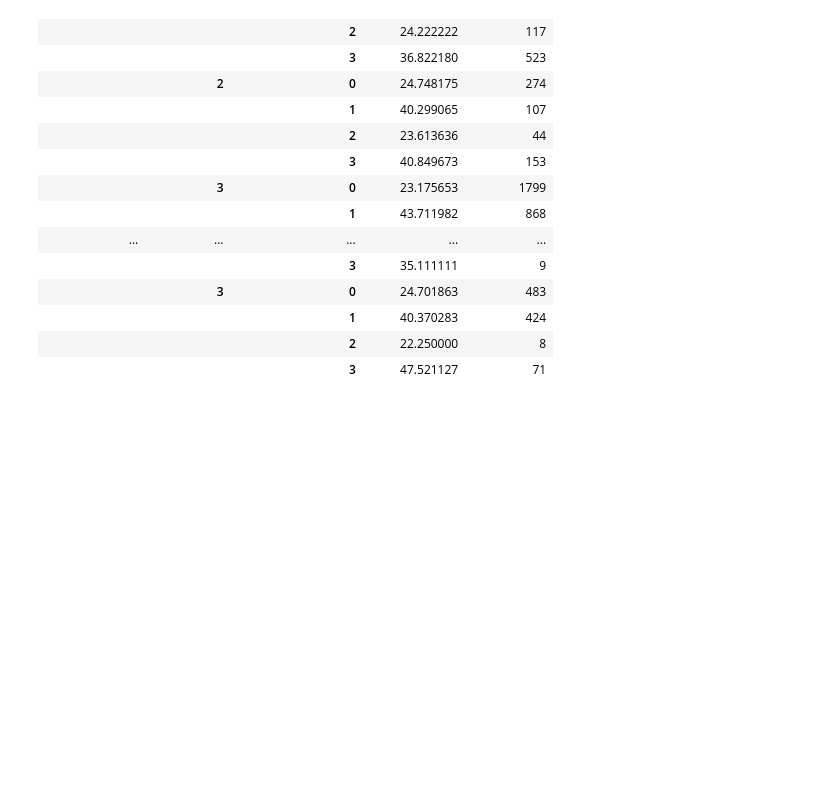
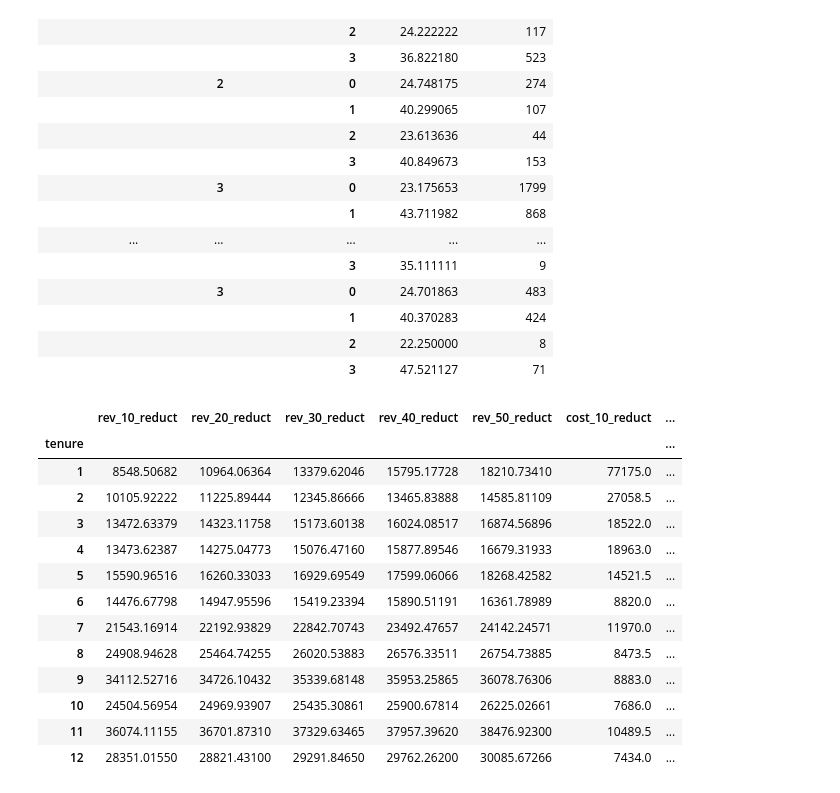
Before and after one commit to RyvynYoung/more_exercises, a Jupyter notebook: telco_data.ipynb, the cells around one changed output. Saved outputs shown, nothing was run; the diff lists cells and outputs as text; code cells hidden in the pictures; blank space fills up the shorter version.

Commit message:
new data and charts added

```diff
--- a/telco_data.ipynb
+++ b/telco_data.ipynb
@@ -222,3 +222,23 @@ seniors_churn
 |  |  | 1 | 40.370283 | 424 |
 |  |  | 2 | 22.250000 | 8 |
 |  |  | 3 | 47.521127 | 71 |
+# %%
+
+telco6 = pd.read_csv('Telco charts - Sheet6.csv', index_col=0)
+# %%
+telco6
+# %% [output]
+|  | rev_10_reduct | rev_20_reduct | rev_30_reduct | rev_40_reduct | rev_50_reduct | cost_10_reduct | ... |
+| tenure |  |  |  |  |  |  | ... |
+| 1 | 8548.50682 | 10964.06364 | 13379.62046 | 15795.17728 | 18210.73410 | 77175.0 | ... |
+| 2 | 10105.92222 | 11225.89444 | 12345.86666 | 13465.83888 | 14585.81109 | 27058.5 | ... |
+| 3 | 13472.63379 | 14323.11758 | 15173.60138 | 16024.08517 | 16874.56896 | 18522.0 | ... |
+| 4 | 13473.62387 | 14275.04773 | 15076.47160 | 15877.89546 | 16679.31933 | 18963.0 | ... |
+| 5 | 15590.96516 | 16260.33033 | 16929.69549 | 17599.06066 | 18268.42582 | 14521.5 | ... |
+| 6 | 14476.67798 | 14947.95596 | 15419.23394 | 15890.51191 | 16361.78989 | 8820.0 | ... |
+| 7 | 21543.16914 | 22192.93829 | 22842.70743 | 23492.47657 | 24142.24571 | 11970.0 | ... |
+| 8 | 24908.94628 | 25464.74255 | 26020.53883 | 26576.33511 | 26754.73885 | 8473.5 | ... |
+| 9 | 34112.52716 | 34726.10432 | 35339.68148 | 35953.25865 | 36078.76306 | 8883.0 | ... |
+| 10 | 24504.56954 | 24969.93907 | 25435.30861 | 25900.67814 | 26225.02661 | 7686.0 | ... |
+| 11 | 36074.11155 | 36701.87310 | 37329.63465 | 37957.39620 | 38476.92300 | 10489.5 | ... |
+| 12 | 28351.01550 | 28821.43100 | 29291.84650 | 29762.26200 | 30085.67266 | 7434.0 | ... |
```
Also changed, not shown: parts of 3 cells of this notebook, 1 other file.
